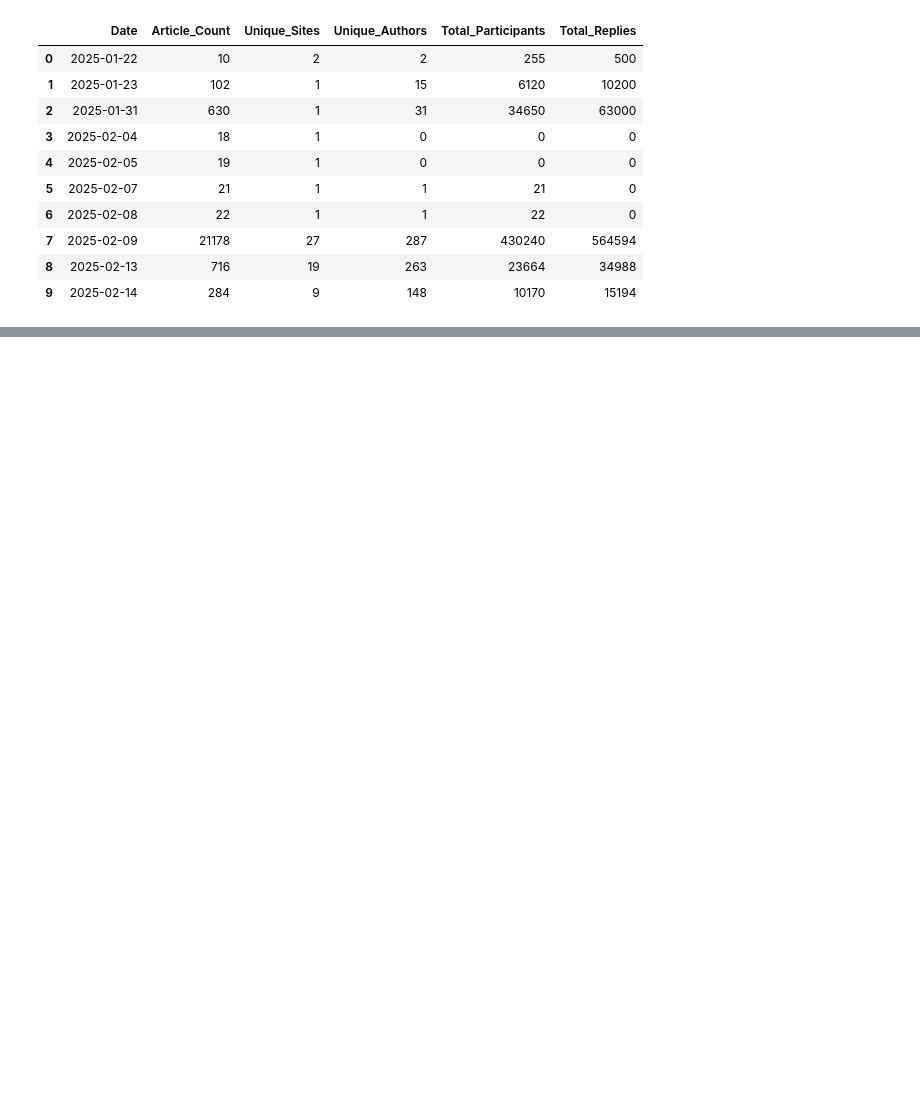
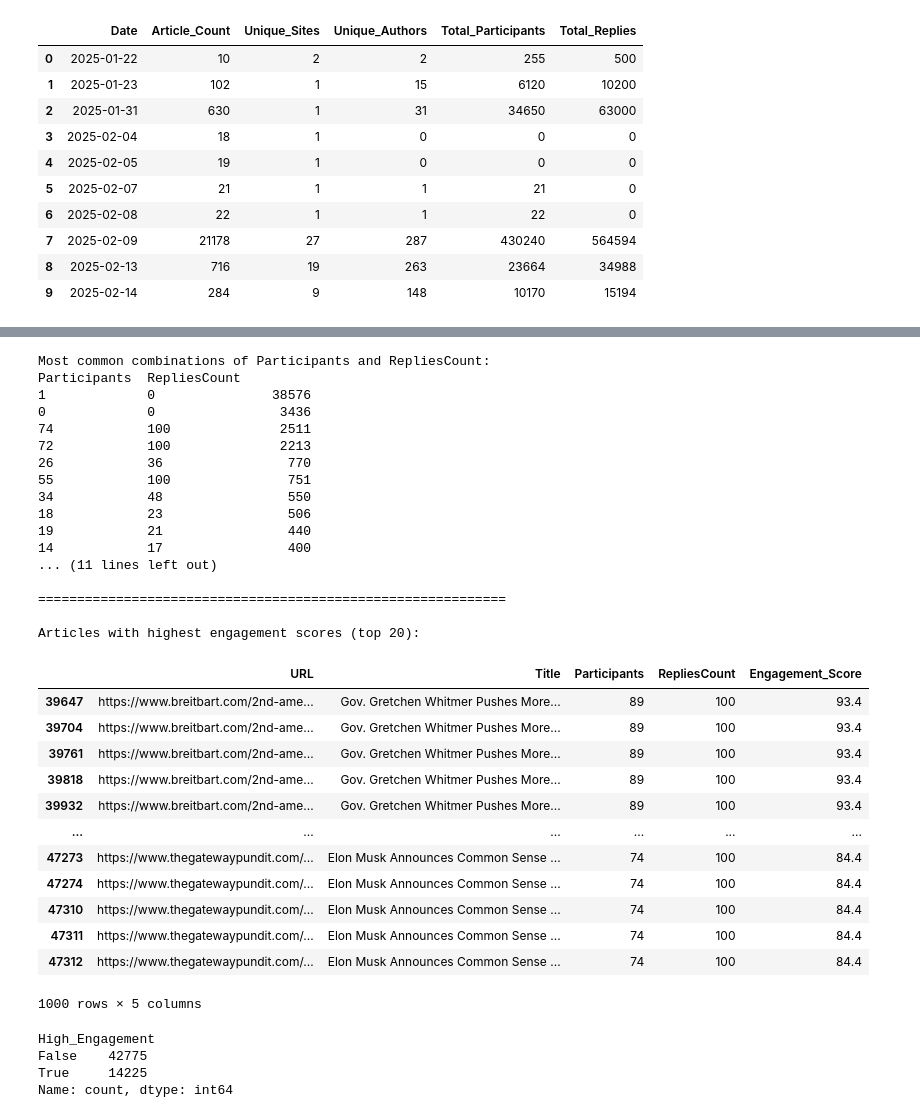
Before and after one commit to coleaydelotte/DW-290-NEWS, a Jupyter notebook: nb.ipynb, the cells around one changed output, grey strips where cells are left out. Cells and saved outputs as stored; diff of their text form; code cells hidden in the pictures; blank space fills up the shorter version.

```diff
--- a/nb.ipynb
+++ b/nb.ipynb
@@ -575,0 +603,48 @@ Name: Engagement_Score, dtype: float64
+# %%
+# We now need to grab the highest engagement column values correlating participants and replies
+# Show combinations of Participants and RepliesCount, sorted by count (most common first)
+participants_replies_counts = data[["Participants", "RepliesCount"]].value_counts().sort_values(ascending=False)
+print("Most common combinations of Participants and RepliesCount:")
+print(participants_replies_counts.head(20))
+print("\n" + "="*60)
+print("\nArticles with highest engagement scores (top 20):")
+high_engagement = data.nlargest(1000, 'Engagement_Score')[['URL', 'Title', 'Participants', 'RepliesCount', 'Engagement_Score']]
+high_engagement
+# %% [output]
+Most common combinations of Participants and RepliesCount:
+Participants  RepliesCount
+1             0               38576
+0             0                3436
+74            100              2511
+72            100              2213
+26            36                770
+55            100               751
+34            48                550
+18            23                506
+19            21                440
+14            17                400
+... (11 lines left out)
+
+============================================================
+
+Articles with highest engagement scores (top 20):
+|  | URL | Title | Participants | RepliesCount | Engagement_Score |
+| 39647 | https://www.breitbart.com/2nd-ame... | Gov. Gretchen Whitmer Pushes More... | 89 | 100 | 93.4 |
+| 39704 | https://www.breitbart.com/2nd-ame... | Gov. Gretchen Whitmer Pushes More... | 89 | 100 | 93.4 |
+| 39761 | https://www.breitbart.com/2nd-ame... | Gov. Gretchen Whitmer Pushes More... | 89 | 100 | 93.4 |
+| 39818 | https://www.breitbart.com/2nd-ame... | Gov. Gretchen Whitmer Pushes More... | 89 | 100 | 93.4 |
+| 39932 | https://www.breitbart.com/2nd-ame... | Gov. Gretchen Whitmer Pushes More... | 89 | 100 | 93.4 |
+| ... | ... | ... | ... | ... | ... |
+| 47273 | https://www.thegatewaypundit.com/... | Elon Musk Announces Common Sense ... | 74 | 100 | 84.4 |
+| 47274 | https://www.thegatewaypundit.com/... | Elon Musk Announces Common Sense ... | 74 | 100 | 84.4 |
+| 47310 | https://www.thegatewaypundit.com/... | Elon Musk Announces Common Sense ... | 74 | 100 | 84.4 |
+| 47311 | https://www.thegatewaypundit.com/... | Elon Musk Announces Common Sense ... | 74 | 100 | 84.4 |
+| 47312 | https://www.thegatewaypundit.com/... | Elon Musk Announces Common Sense ... | 74 | 100 | 84.4 |
+1000 rows × 5 columns
+# %%
+data["High_Engagement"].value_counts()
+# %% [output]
+High_Engagement
+False    42775
+True     14225
+Name: count, dtype: int64
```
Also changed, not shown: parts of 25 cells of this notebook, 1 other file.
